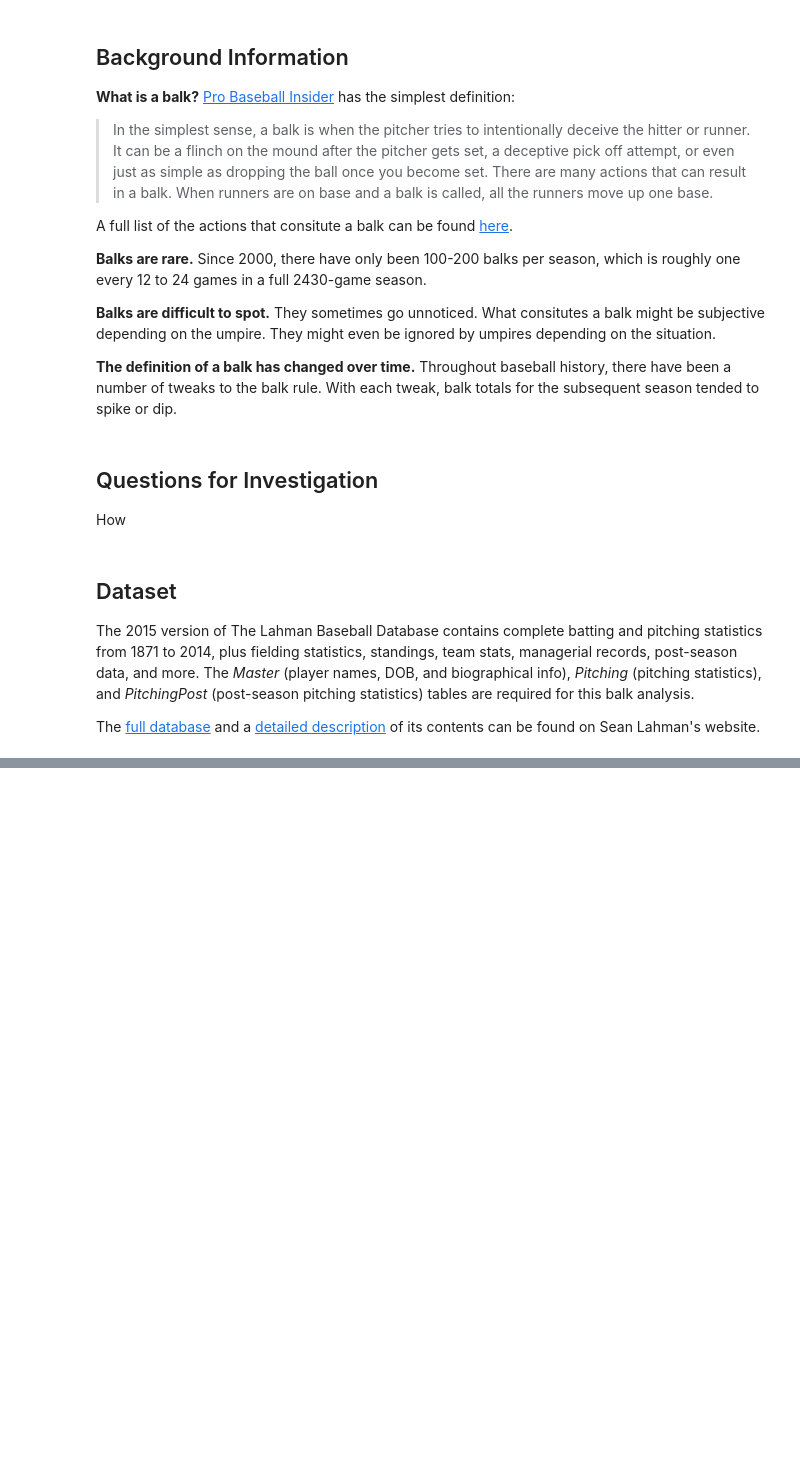
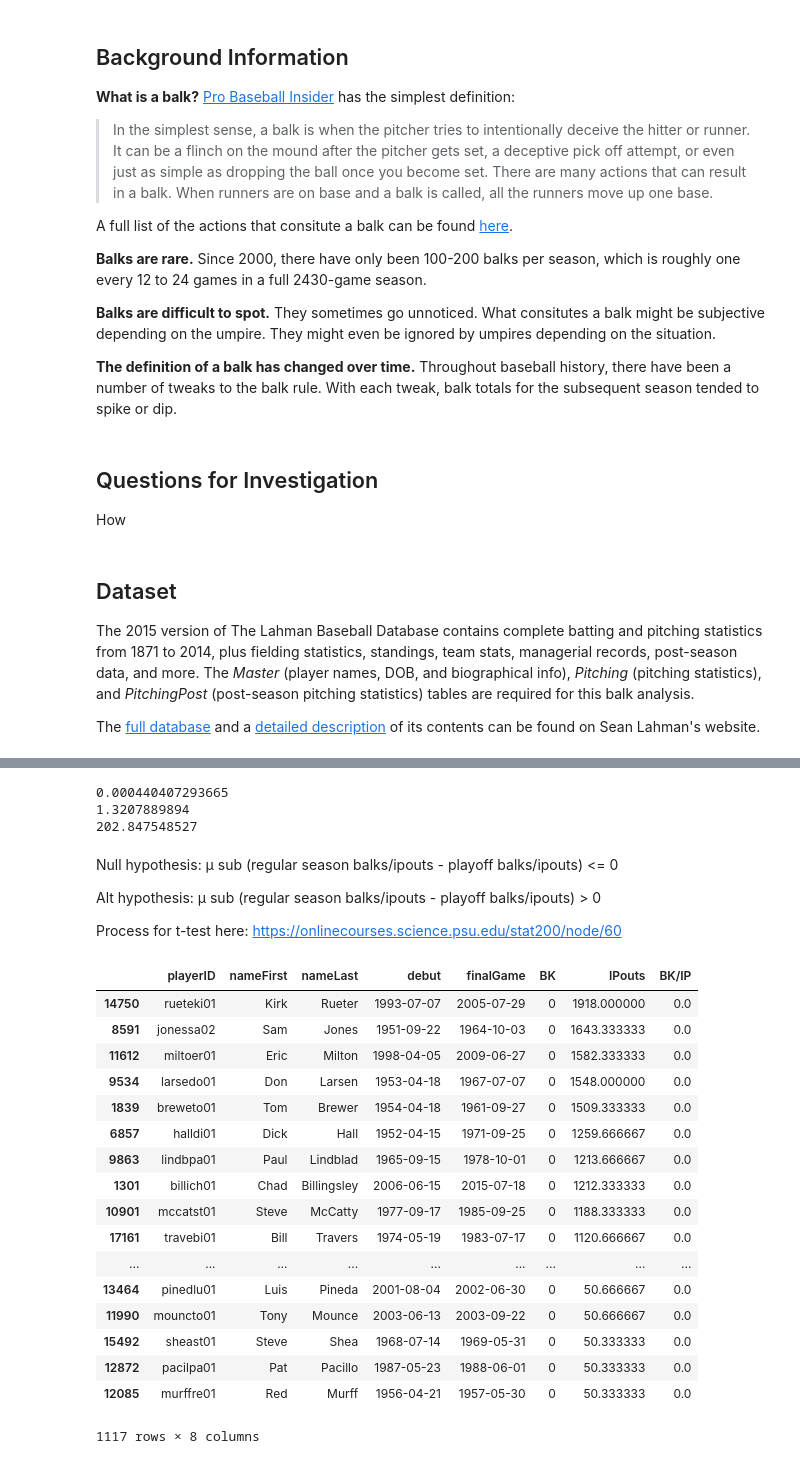
Before and after one commit to davidventuri/udacity-dand, a Jupyter notebook: p2/Data_Analyst_ND_Project2.ipynb, the cells around one changed output, grey strips where cells are left out. Saved outputs shown, nothing was run; the diff lists cells and outputs as text; code cells hidden in the pictures; blank space fills up the shorter version.

```diff
--- a/p2/Data_Analyst_ND_Project2.ipynb
+++ b/p2/Data_Analyst_ND_Project2.ipynb
@@ -67,0 +94,73 @@ sb_attempts_ipouts_by_year.plot()
+# %%
+# Excludes NA/null values
+season_mean = balks_ipouts_by_year.mean()
+season_std = balks_ipouts_by_year.std(ddof=1) # data missing from population
+season_n = balks_ipouts_by_year.size
+
+playoff_mean = playoff_balks_ipouts_by_year.mean()
+playoff_std = playoff_balks_ipouts_by_year.std(ddof=1) # data missing from population
+playoff_n = playoff_balks_ipouts_by_year.size
+
+unpooled_se = (((season_std ** 2) / season_n) + ((playoff_std ** 2) / playoff_n)) ** (0.5)
+print unpooled_se
+
+t = (season_mean - playoff_mean) / unpooled_se
+print t
+
+num_df = (((season_std ** 2) / season_n) + ((playoff_std ** 2) / playoff_n)) ** 2
+denom_df = ((1 / (season_n - 1.)) * (((season_std ** 2) / season_n) ** 2)) + \
+            ((1 / (playoff_n - 1.)) * (((playoff_std ** 2) / playoff_n) ** 2))
+df = num_df / denom_df
+print df # confirmed here http://web.utk.edu/~cwiek/TwoSampleDoF
+
+p = 0.094 # P(T > 1.3207889894) using https://surfstat.anu.edu.au/surfstat-home/tables/t.php
+# %% [output]
+0.000440407293665
+1.3207889894
+202.847548527
+# %% [markdown]
+Null hypothesis: μ sub (regular season balks/ipouts - playoff balks/ipouts) <= 0
+
+Alt hypothesis: μ sub (regular season balks/ipouts - playoff balks/ipouts) > 0
+
+Process for t-test here: https://onlinecourses.science.psu.edu/stat200/node/60
+# %%
+balks_by_pitcher = pitching_df.groupby('playerID')['BK'].sum()
+ipouts_by_pitcher = (pitching_df.groupby('playerID')['IPouts'].sum()) / 3 # convert to IP
+balks_ipouts_by_pitcher = balks_by_player / ipouts_by_player
+
+# balks_by_pitcher.sort_values(ascending=False, inplace=True)
+
+balks_ipouts_by_pitcher.rename('BK/IP', inplace=True)
+
+player_name_id = master_df[['playerID', 'nameFirst', 'nameLast', 'debut', 'finalGame']]
+
+alltime_balk_king = player_name_id.join(balks_by_pitcher, on='playerID', how='inner')
+alltime_balk_king = alltime_balk_king.join(ipouts_by_pitcher, on='playerID', how='inner')
+alltime_balk_king = alltime_balk_king.join(balks_ipouts_by_pitcher, on='playerID', how='inner').sort_values('BK/IP', ascending=False)
+alltime_balk_king = alltime_balk_king.loc[alltime_balk_king['IPouts'] > 50]
+
+modern_balk_king = alltime_balk_king.loc[alltime_balk_king['debut'] > '2000-01-01']
+modern_balk_king
+
+balk_iron_man = alltime_balk_king.loc[(alltime_balk_king['BK'] == 0) & (alltime_balk_king['debut'] > '1950-01-01')].sort_values('IPouts', ascending=False)
+balk_iron_man
+# %% [output]
+|  | playerID | nameFirst | nameLast | debut | finalGame | BK | IPouts | BK/IP |
+| 14750 | rueteki01 | Kirk | Rueter | 1993-07-07 | 2005-07-29 | 0 | 1918.000000 | 0.0 |
+| 8591 | jonessa02 | Sam | Jones | 1951-09-22 | 1964-10-03 | 0 | 1643.333333 | 0.0 |
+| 11612 | miltoer01 | Eric | Milton | 1998-04-05 | 2009-06-27 | 0 | 1582.333333 | 0.0 |
+| 9534 | larsedo01 | Don | Larsen | 1953-04-18 | 1967-07-07 | 0 | 1548.000000 | 0.0 |
+| 1839 | breweto01 | Tom | Brewer | 1954-04-18 | 1961-09-27 | 0 | 1509.333333 | 0.0 |
+| 6857 | halldi01 | Dick | Hall | 1952-04-15 | 1971-09-25 | 0 | 1259.666667 | 0.0 |
+| 9863 | lindbpa01 | Paul | Lindblad | 1965-09-15 | 1978-10-01 | 0 | 1213.666667 | 0.0 |
+| 1301 | billich01 | Chad | Billingsley | 2006-06-15 | 2015-07-18 | 0 | 1212.333333 | 0.0 |
+| 10901 | mccatst01 | Steve | McCatty | 1977-09-17 | 1985-09-25 | 0 | 1188.333333 | 0.0 |
+| 17161 | travebi01 | Bill | Travers | 1974-05-19 | 1983-07-17 | 0 | 1120.666667 | 0.0 |
+| ... | ... | ... | ... | ... | ... | ... | ... | ... |
+| 13464 | pinedlu01 | Luis | Pineda | 2001-08-04 | 2002-06-30 | 0 | 50.666667 | 0.0 |
+| 11990 | mouncto01 | Tony | Mounce | 2003-06-13 | 2003-09-22 | 0 | 50.666667 | 0.0 |
+| 15492 | sheast01 | Steve | Shea | 1968-07-14 | 1969-05-31 | 0 | 50.333333 | 0.0 |
+| 12872 | pacilpa01 | Pat | Pacillo | 1987-05-23 | 1988-06-01 | 0 | 50.333333 | 0.0 |
+| 12085 | murffre01 | Red | Murff | 1956-04-21 | 1957-05-30 | 0 | 50.333333 | 0.0 |
+1117 rows × 8 columns
```
Also changed, not shown: parts of 5 cells of this notebook.
